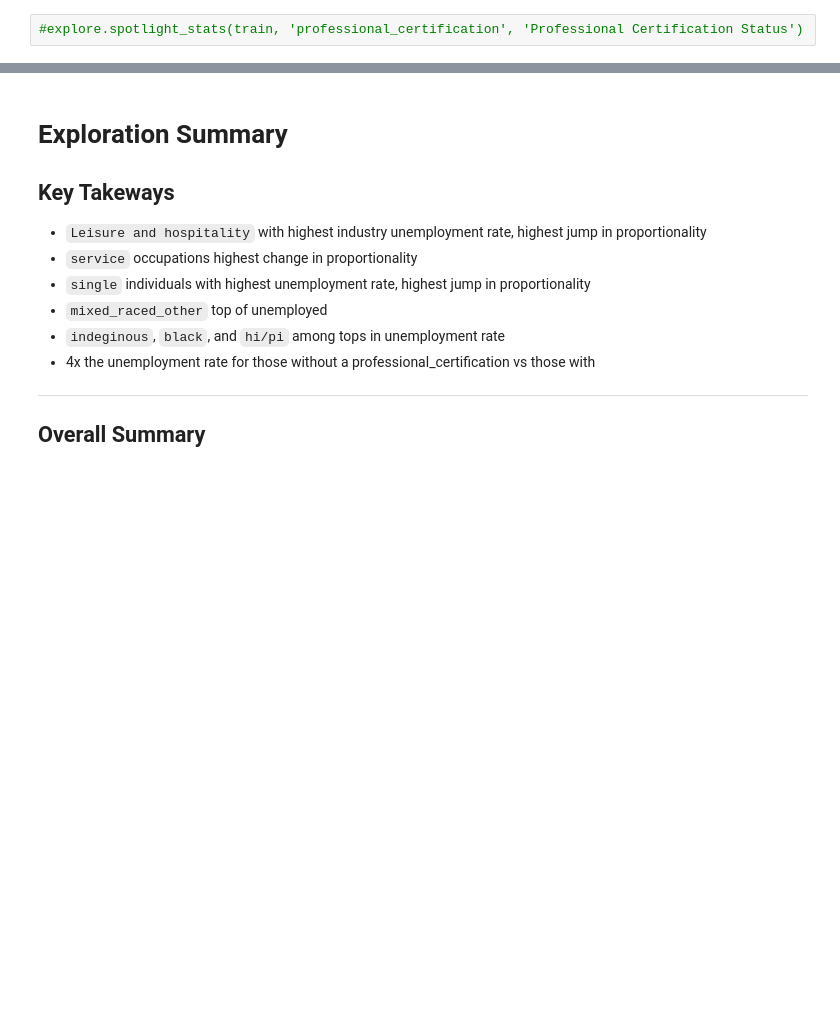
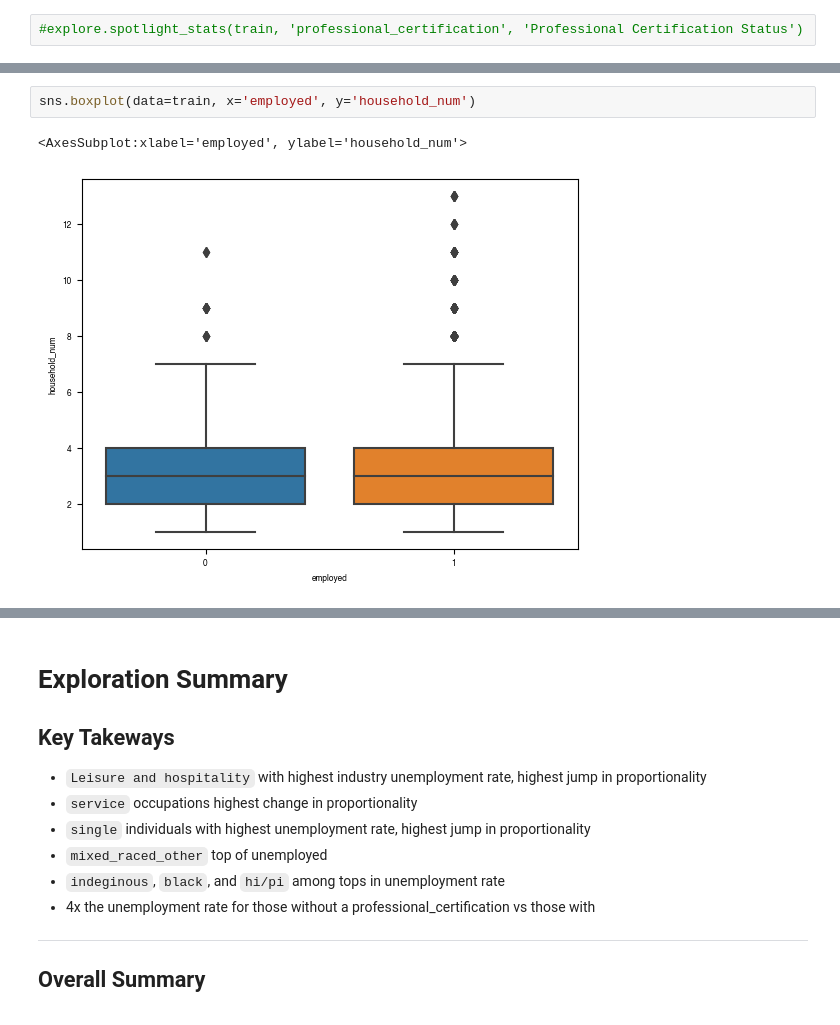
Before and after one commit to joshua-shorterivey/oct_2022_unemployment_project, a Jupyter notebook: explore.ipynb, the cells around one changed output, grey strips where cells are left out. Saved outputs shown, nothing was run; the diff lists cells and outputs as text; blank space fills up the shorter version.

```diff
--- a/explore.ipynb
+++ b/explore.ipynb
@@ -1084,0 +1095,5 @@ reload(model)
+# %%
+sns.boxplot(data=train, x='employed', y='household_num')
+# %% [output]
+<AxesSubplot:xlabel='employed', ylabel='household_num'>
+[figure, added]
```
Also changed, not shown: parts of 20 cells of this notebook.
